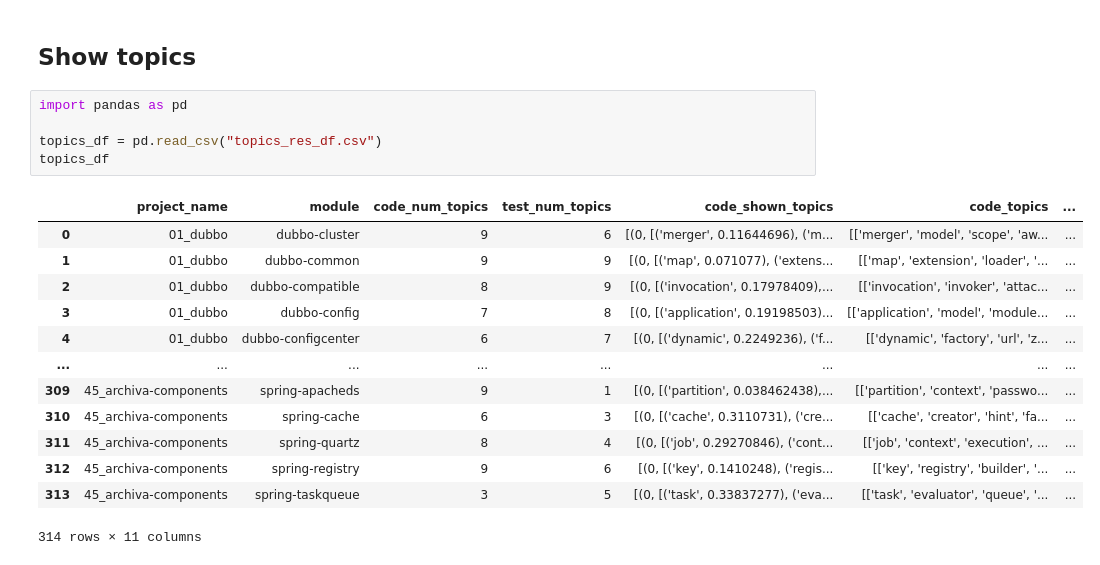
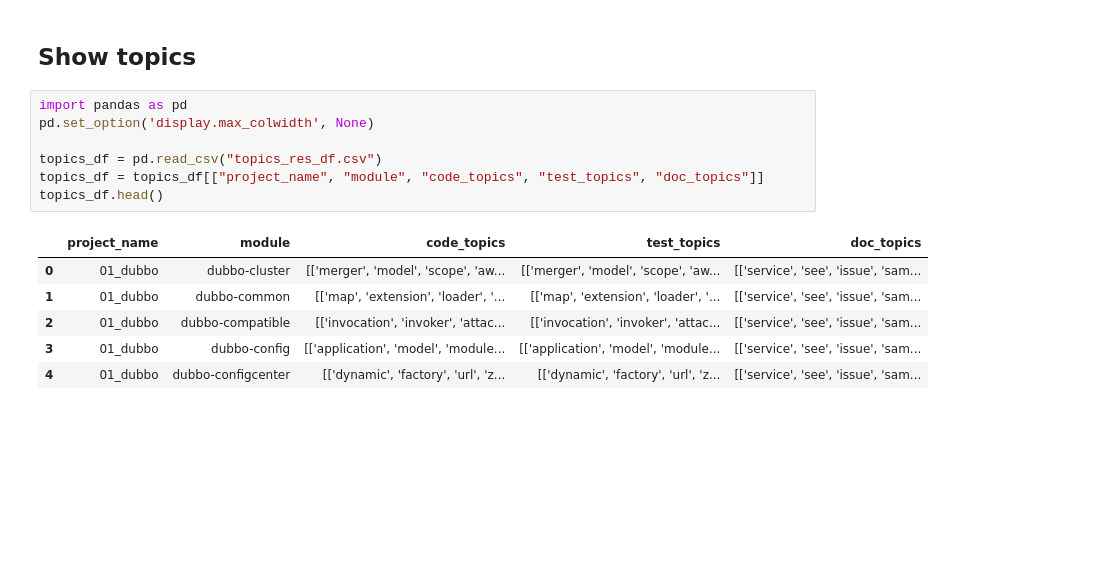
Before and after one commit to zakipauzi/concept-domain-coverage, a Jupyter notebook: 2_topic_ad_matching.ipynb, the cells around one changed output. Cells and saved outputs as stored; diff of their text form; blank space fills up the shorter version.

Commit message:
showing domains and topics

```diff
--- a/2_topic_ad_matching.ipynb
+++ b/2_topic_ad_matching.ipynb
@@ -6,20 +6,15 @@ This notebook extracts corpus keywords and analyse the concepts emerging from th
 ## Show topics
 # %%
 import pandas as pd
+pd.set_option('display.max_colwidth', None)
 
 topics_df = pd.read_csv("topics_res_df.csv")
-topics_df
+topics_df = topics_df[["project_name", "module", "code_topics", "test_topics", "doc_topics"]]
+topics_df.head()
 # %% [output]
-|  | project_name | module | code_num_topics | test_num_topics | code_shown_topics | code_topics | ... |
-| 0 | 01_dubbo | dubbo-cluster | 9 | 6 | [(0, [('merger', 0.11644696), ('m... | [['merger', 'model', 'scope', 'aw... | ... |
-| 1 | 01_dubbo | dubbo-common | 9 | 9 | [(0, [('map', 0.071077), ('extens... | [['map', 'extension', 'loader', '... | ... |
-| 2 | 01_dubbo | dubbo-compatible | 8 | 9 | [(0, [('invocation', 0.17978409),... | [['invocation', 'invoker', 'attac... | ... |
-| 3 | 01_dubbo | dubbo-config | 7 | 8 | [(0, [('application', 0.19198503)... | [['application', 'model', 'module... | ... |
-| 4 | 01_dubbo | dubbo-configcenter | 6 | 7 | [(0, [('dynamic', 0.2249236), ('f... | [['dynamic', 'factory', 'url', 'z... | ... |
-| ... | ... | ... | ... | ... | ... | ... | ... |
-| 309 | 45_archiva-components | spring-apacheds | 9 | 1 | [(0, [('partition', 0.038462438),... | [['partition', 'context', 'passwo... | ... |
-| 310 | 45_archiva-components | spring-cache | 6 | 3 | [(0, [('cache', 0.3110731), ('cre... | [['cache', 'creator', 'hint', 'fa... | ... |
-| 311 | 45_archiva-components | spring-quartz | 8 | 4 | [(0, [('job', 0.29270846), ('cont... | [['job', 'context', 'execution', ... | ... |
-| 312 | 45_archiva-components | spring-registry | 9 | 6 | [(0, [('key', 0.1410248), ('regis... | [['key', 'registry', 'builder', '... | ... |
-| 313 | 45_archiva-components | spring-taskqueue | 3 | 5 | [(0, [('task', 0.33837277), ('eva... | [['task', 'evaluator', 'queue', '... | ... |
+|  | project_name | module | code_topics | test_topics | doc_topics |
+| 0 | 01_dubbo | dubbo-cluster | [['merger', 'model', 'scope', 'aw... | [['merger', 'model', 'scope', 'aw... | [['service', 'see', 'issue', 'sam... |
+| 1 | 01_dubbo | dubbo-common | [['map', 'extension', 'loader', '... | [['map', 'extension', 'loader', '... | [['service', 'see', 'issue', 'sam... |
+| 2 | 01_dubbo | dubbo-compatible | [['invocation', 'invoker', 'attac... | [['invocation', 'invoker', 'attac... | [['service', 'see', 'issue', 'sam... |
+| 3 | 01_dubbo | dubbo-config | [['application', 'model', 'module... | [['application', 'model', 'module... | [['service', 'see', 'issue', 'sam... |
+| 4 | 01_dubbo | dubbo-configcenter | [['dynamic', 'factory', 'url', 'z... | [['dynamic', 'factory', 'url', 'z... | [['service', 'see', 'issue', 'sam... |
-314 rows × 11 columns
```
Also changed, not shown: parts of 3 cells of this notebook.
